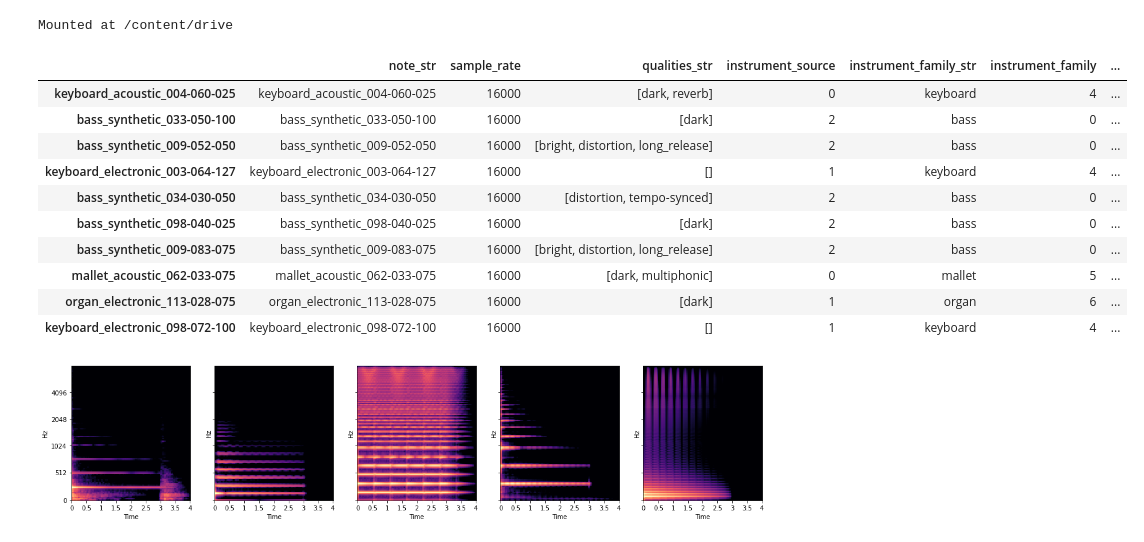
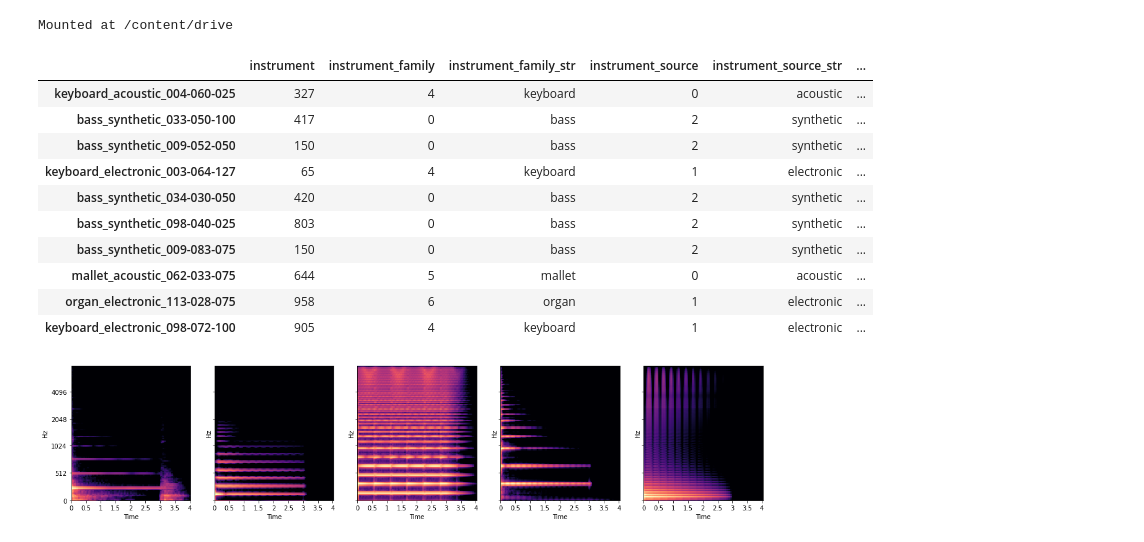
Before and after one commit to b-wesley/neural_fx2, a Jupyter notebook: neural_fx.ipynb, the cells around one changed output. Cells and saved outputs as stored; diff of their text form; code cells hidden in the pictures.

```diff
--- a/neural_fx.ipynb
+++ b/neural_fx.ipynb
@@ -32,24 +32,25 @@ Mounted at /content/drive
 # %%
 # use a different path if you aren't brant bc it won't work for you
 
 #base_path = '/content/drive/MyDrive/neural_fx/'
-base_path = '/Users/brantwesley/Documents/School/computer_music/neural_fx/'
+base_path = 'C:/Users/Brant Wesley/Documents/neural_fx2/'
+#base_path = '/Users/brantwesley/Documents/School/computer_music/neural_fx/'
 json_path = base_path + 'nsynth-valid/examples.json'
 
 data = pd.read_json(path_or_buf=json_path, orient="index")
 data[:10]
 # %% [output]
-|  | note_str | sample_rate | qualities_str | instrument_source | instrument_family_str | instrument_family | ... |
-| keyboard_acoustic_004-060-025 | keyboard_acoustic_004-060-025 | 16000 | [dark, reverb] | 0 | keyboard | 4 | ... |
-| bass_synthetic_033-050-100 | bass_synthetic_033-050-100 | 16000 | [dark] | 2 | bass | 0 | ... |
-| bass_synthetic_009-052-050 | bass_synthetic_009-052-050 | 16000 | [bright, distortion, long_release] | 2 | bass | 0 | ... |
-| keyboard_electronic_003-064-127 | keyboard_electronic_003-064-127 | 16000 | [] | 1 | keyboard | 4 | ... |
-| bass_synthetic_034-030-050 | bass_synthetic_034-030-050 | 16000 | [distortion, tempo-synced] | 2 | bass | 0 | ... |
-| bass_synthetic_098-040-025 | bass_synthetic_098-040-025 | 16000 | [dark] | 2 | bass | 0 | ... |
-| bass_synthetic_009-083-075 | bass_synthetic_009-083-075 | 16000 | [bright, distortion, long_release] | 2 | bass | 0 | ... |
-| mallet_acoustic_062-033-075 | mallet_acoustic_062-033-075 | 16000 | [dark, multiphonic] | 0 | mallet | 5 | ... |
-| organ_electronic_113-028-075 | organ_electronic_113-028-075 | 16000 | [dark] | 1 | organ | 6 | ... |
-| keyboard_electronic_098-072-100 | keyboard_electronic_098-072-100 | 16000 | [] | 1 | keyboard | 4 | ... |
+|  | instrument | instrument_family | instrument_family_str | instrument_source | instrument_source_str | ... |
+| keyboard_acoustic_004-060-025 | 327 | 4 | keyboard | 0 | acoustic | ... |
+| bass_synthetic_033-050-100 | 417 | 0 | bass | 2 | synthetic | ... |
+| bass_synthetic_009-052-050 | 150 | 0 | bass | 2 | synthetic | ... |
+| keyboard_electronic_003-064-127 | 65 | 4 | keyboard | 1 | electronic | ... |
+| bass_synthetic_034-030-050 | 420 | 0 | bass | 2 | synthetic | ... |
+| bass_synthetic_098-040-025 | 803 | 0 | bass | 2 | synthetic | ... |
+| bass_synthetic_009-083-075 | 150 | 0 | bass | 2 | synthetic | ... |
+| mallet_acoustic_062-033-075 | 644 | 5 | mallet | 0 | acoustic | ... |
+| organ_electronic_113-028-075 | 958 | 6 | organ | 1 | electronic | ... |
+| keyboard_electronic_098-072-100 | 905 | 4 | keyboard | 1 | electronic | ... |
 # %%
 def get_spectrogram_new(note_str, save=False, base_path='/Users/brantwesley/Documents/School/computer_music/neural_fx/', audio_path='nsynth-valid/audio/', save_path='spectrograms_dry/'):
     #print(note_str)
```
Also changed, not shown: parts of 6 cells of this notebook, 1 other file.
